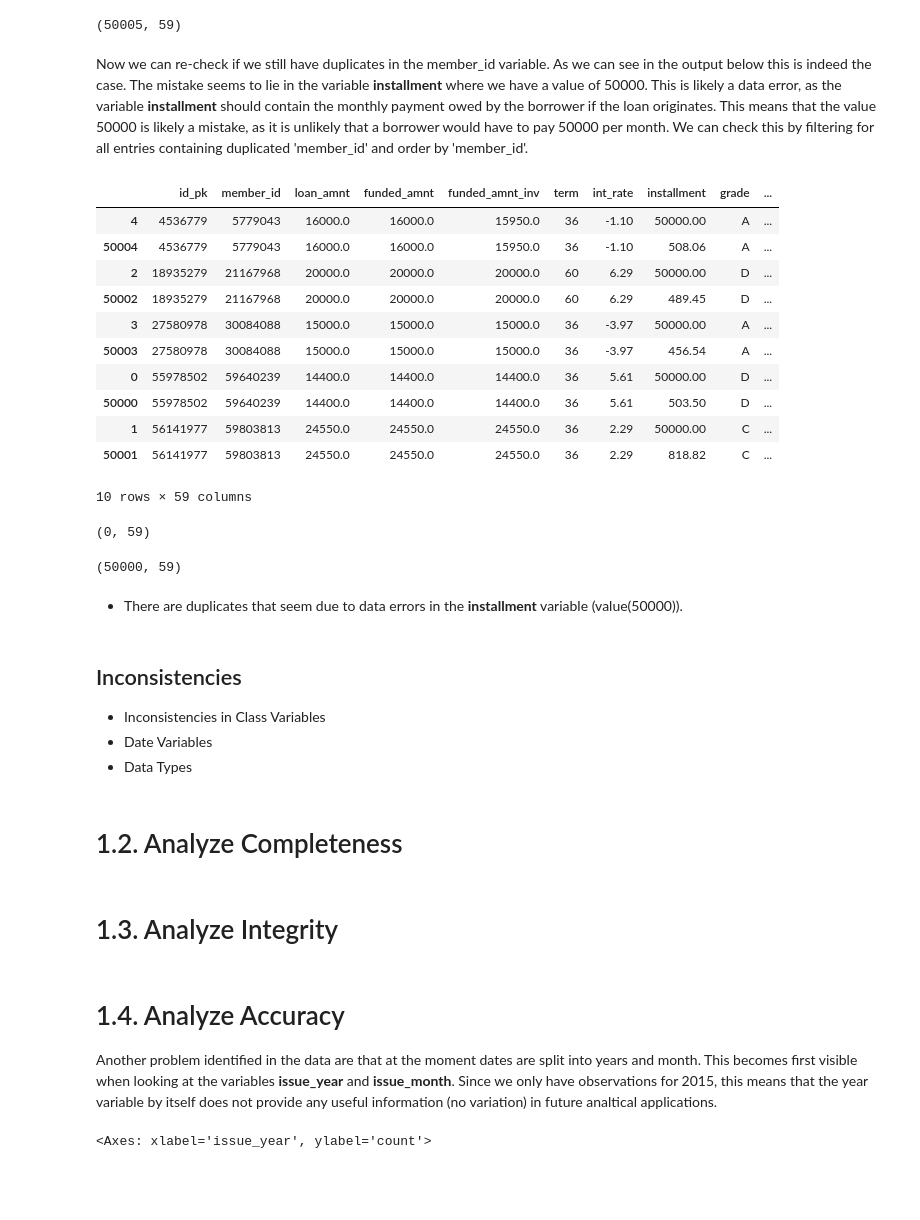
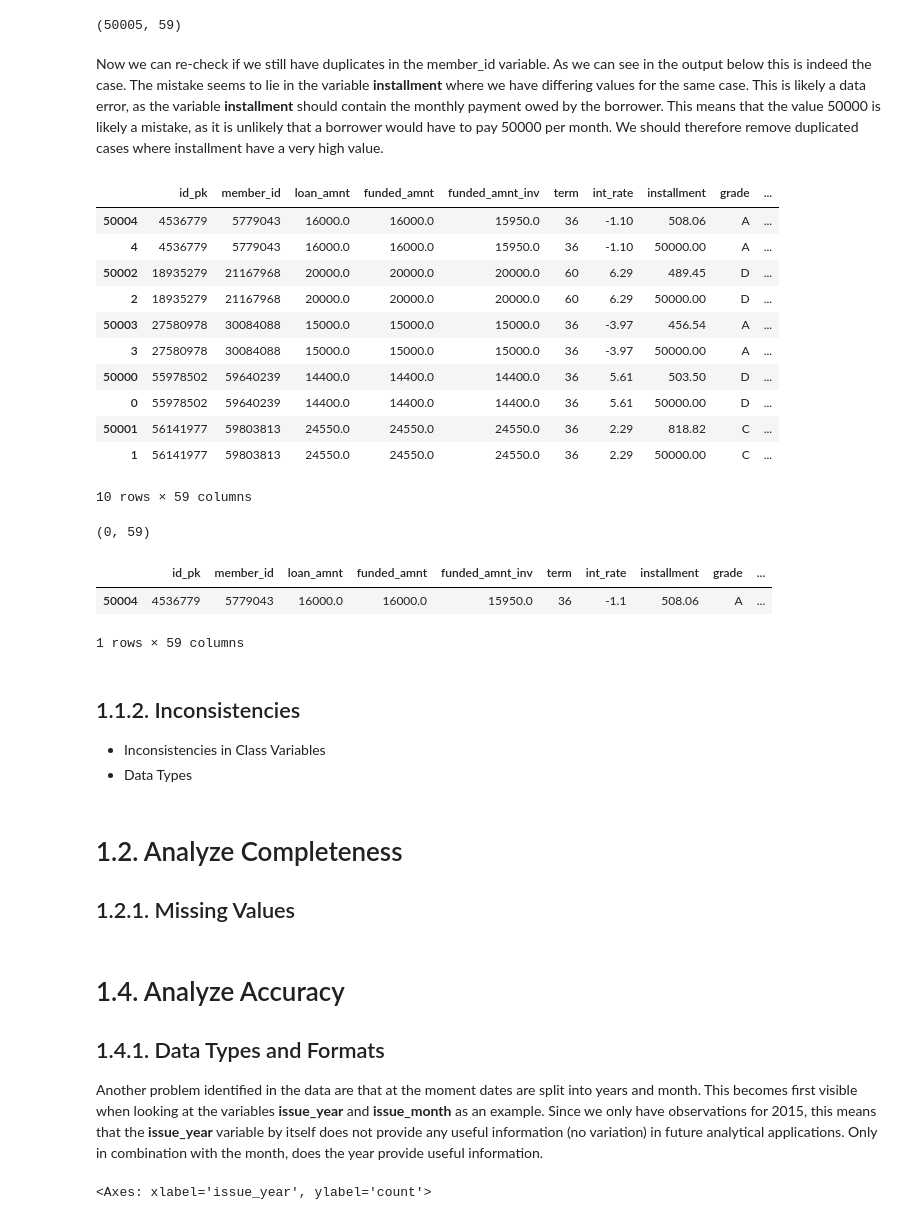
Before and after one commit to ykipfer/data_wrangling_testat, a Jupyter notebook: identify_dq_issues.ipynb, the cells around one changed output. Saved outputs shown, nothing was run; the diff lists cells and outputs as text; code cells hidden in the pictures; blank space fills up the shorter version.

```diff
--- a/identify_dq_issues.ipynb
+++ b/identify_dq_issues.ipynb
@@ -71,51 +74,50 @@ df.shape
 # %% [output]
 (50005, 59)
 # %% [markdown]
-Now we can re-check if we still have duplicates in the member_id variable. As we can see in the output below this is indeed the case. The mistake seems to lie in the variable **installment** where we have a value of 50000. This is likely a data error, as the variable **installment** should contain the monthly payment owed by the borrower if the loan originates. This means that the value 50000 is likely a mistake, as it is unlikely that a borrower would have to pay 50000 per month. We can check this by filtering for all entries containing duplicated 'member_id' and order by 'member_id'.
+Now we can re-check if we still have duplicates in the member_id variable. As we can see in the output below this is indeed the case. The mistake seems to lie in the variable **installment** where we have differing values for the same case. This is likely a data error, as the variable **installment** should contain the monthly payment owed by the borrower. This means that the value 50000 is likely a mistake, as it is unlikely that a borrower would have to pay 50000 per month. We should therefore remove duplicated cases where installment have a very high value.
 # %%
-# filter for all entries containing duplicated 'member_id' order by member_id
-df[df.duplicated(subset='member_id', keep=False)].sort_values(by='member_id')
+# filter for all entries containing duplicated 'member_id' order by member_id and installment
+df[df.duplicated(subset='member_id', keep=False)].sort_values(by=['member_id', 'installment'])
 # %% [output]
 |  | id_pk | member_id | loan_amnt | funded_amnt | funded_amnt_inv | term | int_rate | installment | grade | ... |
+| 50004 | 4536779 | 5779043 | 16000.0 | 16000.0 | 15950.0 | 36 | -1.10 | 508.06 | A | ... |
 | 4 | 4536779 | 5779043 | 16000.0 | 16000.0 | 15950.0 | 36 | -1.10 | 50000.00 | A | ... |
-| 50004 | 4536779 | 5779043 | 16000.0 | 16000.0 | 15950.0 | 36 | -1.10 | 508.06 | A | ... |
+| 50002 | 18935279 | 21167968 | 20000.0 | 20000.0 | 20000.0 | 60 | 6.29 | 489.45 | D | ... |
 | 2 | 18935279 | 21167968 | 20000.0 | 20000.0 | 20000.0 | 60 | 6.29 | 50000.00 | D | ... |
-| 50002 | 18935279 | 21167968 | 20000.0 | 20000.0 | 20000.0 | 60 | 6.29 | 489.45 | D | ... |
+| 50003 | 27580978 | 30084088 | 15000.0 | 15000.0 | 15000.0 | 36 | -3.97 | 456.54 | A | ... |
 | 3 | 27580978 | 30084088 | 15000.0 | 15000.0 | 15000.0 | 36 | -3.97 | 50000.00 | A | ... |
-| 50003 | 27580978 | 30084088 | 15000.0 | 15000.0 | 15000.0 | 36 | -3.97 | 456.54 | A | ... |
+| 50000 | 55978502 | 59640239 | 14400.0 | 14400.0 | 14400.0 | 36 | 5.61 | 503.50 | D | ... |
 | 0 | 55978502 | 59640239 | 14400.0 | 14400.0 | 14400.0 | 36 | 5.61 | 50000.00 | D | ... |
-| 50000 | 55978502 | 59640239 | 14400.0 | 14400.0 | 14400.0 | 36 | 5.61 | 503.50 | D | ... |
+| 50001 | 56141977 | 59803813 | 24550.0 | 24550.0 | 24550.0 | 36 | 2.29 | 818.82 | C | ... |
 | 1 | 56141977 | 59803813 | 24550.0 | 24550.0 | 24550.0 | 36 | 2.29 | 50000.00 | C | ... |
-| 50001 | 56141977 | 59803813 | 24550.0 | 24550.0 | 24550.0 | 36 | 2.29 | 818.82 | C | ... |
 10 rows × 59 columns
 # %%
-
-# remove duplicates
-df = df.drop_duplicates(subset='member_id', keep='first')
+# drop row contains duplicate member_id and installment differs, remove row with highest installment
+df = df.sort_values(by='installment', ascending=True).drop_duplicates(subset='member_id', keep='first')
+# check if all duplicates in member_id are removed
+df[df.duplicated(subset='member_id', keep=False)].shape
+# %% [output]
+(0, 59)
-# %%
-# check if all duplicates in member_id are removed
-df[df.duplicated(subset='member_id', keep=False)].shape
-# %% [output]
-(0, 59)
-# %%
-# check if all duplicates in id_pk are removed
-df.shape
-# %% [output]
-(50000, 59)
-# %% [markdown]
-* There are duplicates that seem due to data errors in the **installment** variable (value(50000)).
+# %%
+# show row for member id 5779043
+df[df['member_id'] == 5779043]
+# %% [output]
+|  | id_pk | member_id | loan_amnt | funded_amnt | funded_amnt_inv | term | int_rate | installment | grade | ... |
+| 50004 | 4536779 | 5779043 | 16000.0 | 16000.0 | 15950.0 | 36 | -1.1 | 508.06 | A | ... |
+1 rows × 59 columns
 # %% [markdown]
-## Inconsistencies
+## 1.1.2. Inconsistencies
 
 * Inconsistencies in Class Variables
-* Date Variables
 * Data Types
 # %% [markdown]
 # 1.2. Analyze Completeness
+
+## 1.2.1. Missing Values
-# %% [markdown]
-# 1.3. Analyze Integrity
 # %% [markdown]
 # 1.4. Analyze Accuracy
 
-Another problem identified in the data are that at the moment dates are split into years and month. This becomes first visible when looking at the variables **issue_year** and **issue_month**. Since we only have observations for 2015, this means that the year variable by itself does not provide any useful information (no variation) in future analtical applications.
+## 1.4.1. Data Types and Formats
+
+Another problem identified in the data are that at the moment dates are split into years and month. This becomes first visible when looking at the variables **issue_year** and **issue_month** as an example. Since we only have observations for 2015, this means that the **issue_year** variable by itself does not provide any useful information (no variation) in future analytical applications. Only in combination with the month, does the year provide useful information.
 # %%
```
Also changed, not shown: parts of 16 cells of this notebook.
